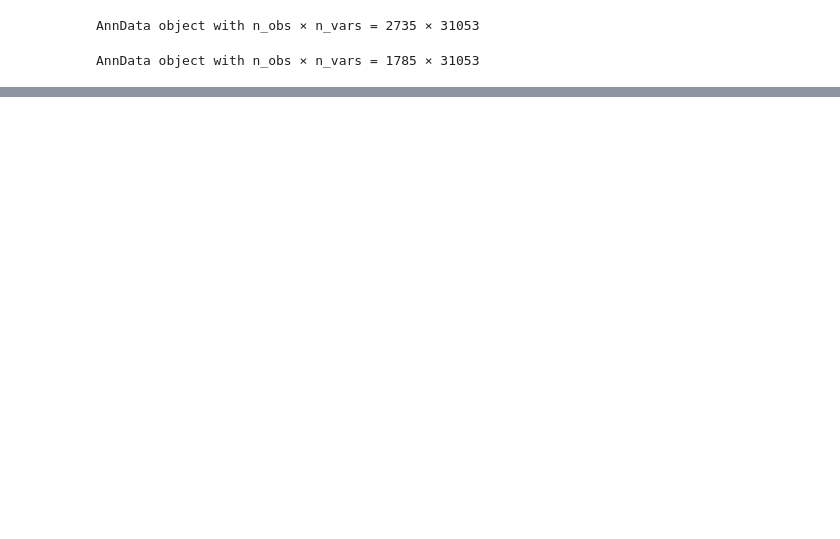
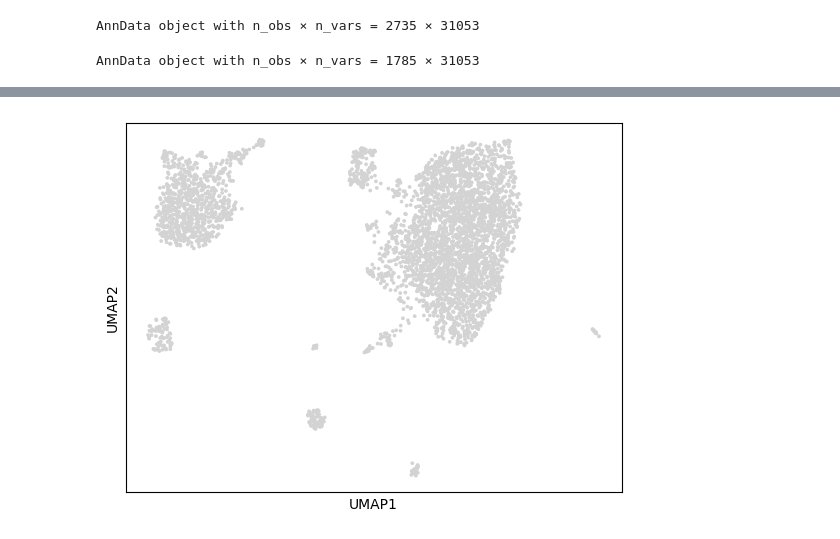
Before and after one commit to so0nho/GSE_176204, a Jupyter notebook: pan_et_al.ipynb, the cells around one changed output, grey strips where cells are left out. Saved outputs shown, nothing was run; the diff lists cells and outputs as text; code cells hidden in the pictures; blank space fills up the shorter version.

```diff
--- a/pan_et_al.ipynb
+++ b/pan_et_al.ipynb
@@ -68,0 +143,5 @@ AnnData object with n_obs × n_vars = 4520 × 31053
+# %%
+sc.tl.umap(adata)
+sc.pl.umap(adata)
+# %% [output]
+[figure, added]
```
Also changed, not shown: parts of 27 cells of this notebook.
